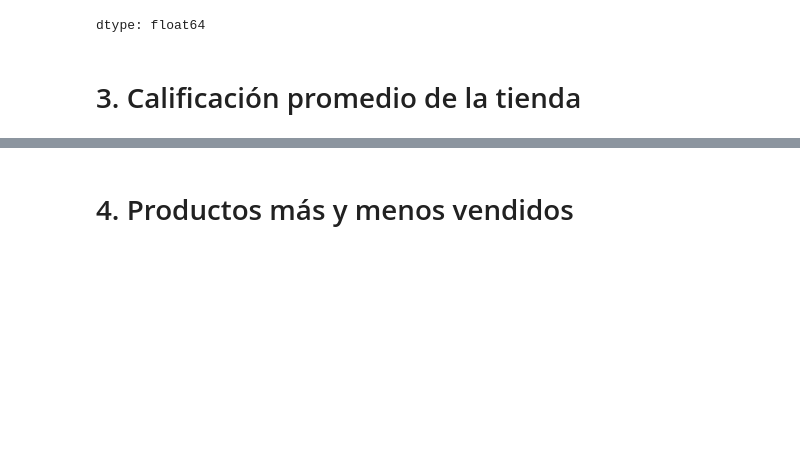
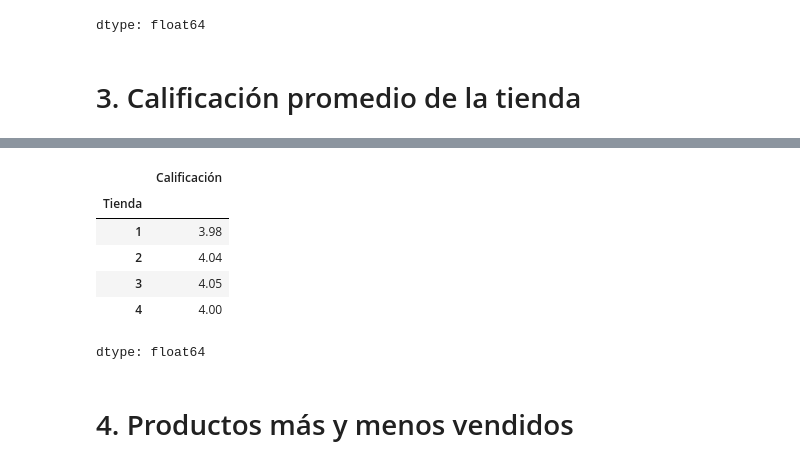
Before and after one commit to JairoCJN/Store-Analysis, a Jupyter notebook: challenge1-data-science-latam/AluraStoreLatam.ipynb, the cells around one changed output, grey strips where cells are left out. Cells and saved outputs as stored; diff of their text form; code cells hidden in the pictures; blank space fills up the shorter version.

```diff
--- a/challenge1-data-science-latam/AluraStoreLatam.ipynb
+++ b/challenge1-data-science-latam/AluraStoreLatam.ipynb
@@ -226,5 +206,13 @@ VPC_GANANCIAS
 dtype: float64
 # %% [markdown]
 # 3. Calificación promedio de la tienda
-# %%
-for i in tiendas
+# %%
+tiendas = [tienda_1, tienda_2, tienda_3, tienda_4]
+n_tiendas=len(tiendas)
+for i in range(n_tiendas):
+  tiendas[i]["Tienda"]=i+1
+# %%
+tiendas=pd.concat(tiendas)
+tiendas=tiendas.reset_index(drop=True)
+tiendas=pd.DataFrame(tiendas)
+tiendas.head()
@@ -246,0 +230,11 @@ tiendas
+# %%
+Calificacion_tiendas=tiendas.groupby("Tienda")["Calificación"].mean().round(2)
+Calificacion_tiendas
+# %% [output]
+|  | Calificación |
+| Tienda |  |
+| 1 | 3.98 |
+| 2 | 4.04 |
+| 3 | 4.05 |
+| 4 | 4.00 |
+dtype: float64
```
Also changed, not shown: parts of 5 cells of this notebook.
